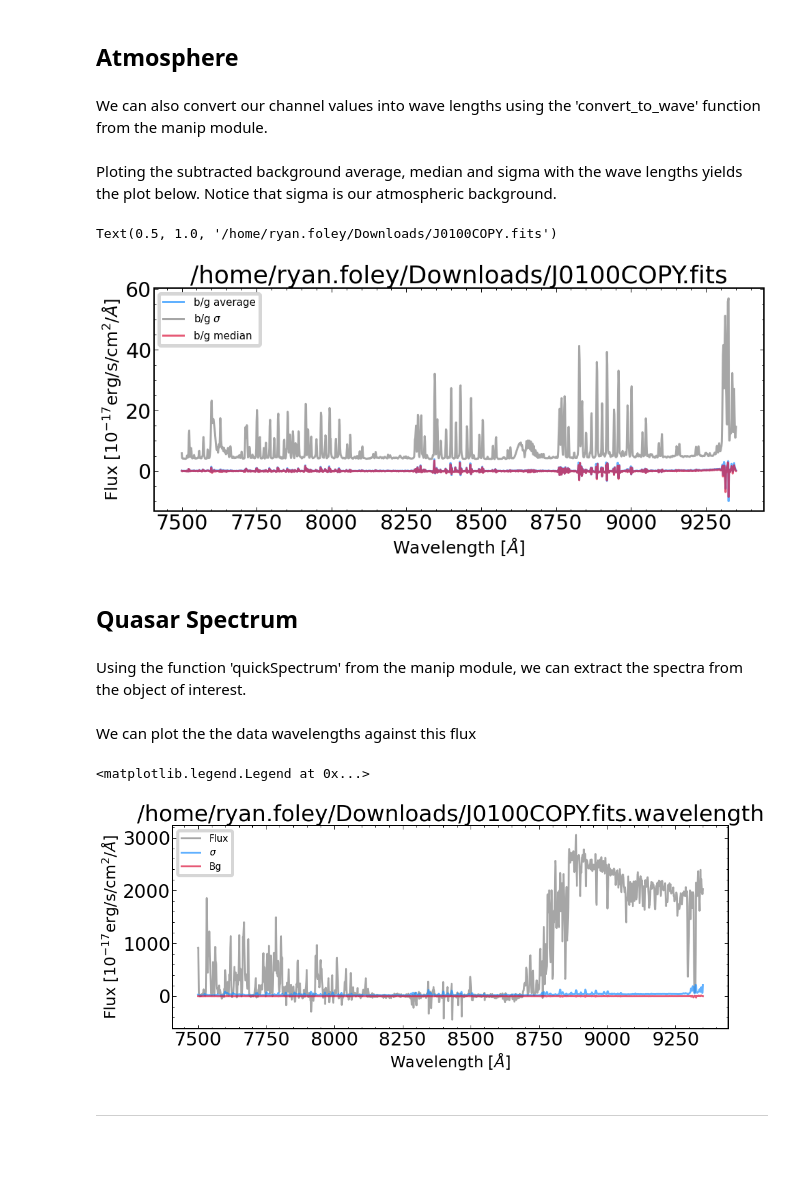
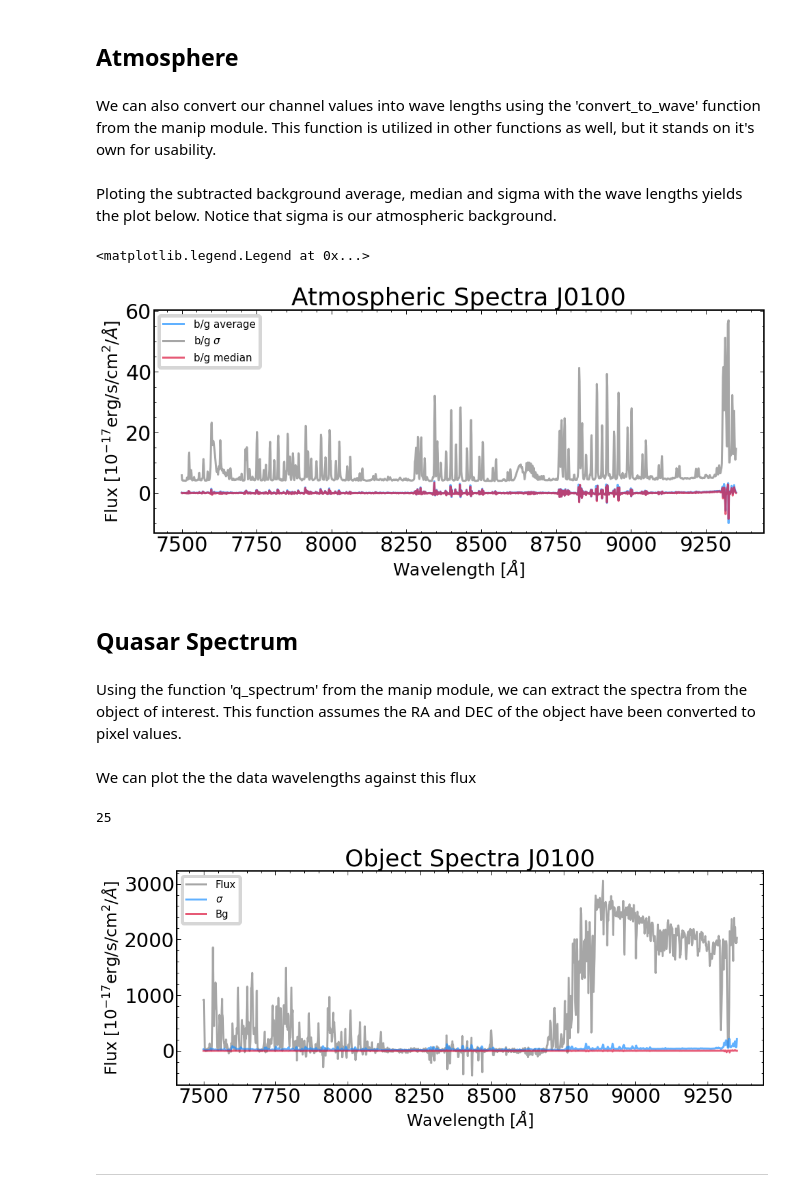
Before and after one commit to EmAstro/pycube, a Jupyter notebook: pycube/notebooks/J0100_notebook.ipynb, the cells around one changed output. Drawn from its saved outputs; the diff is of its cells as text; code cells hidden in the pictures; blank space fills up the shorter version.

```diff
--- a/pycube/notebooks/J0100 notebook.ipynb
+++ b/pycube/notebooks/J0100_notebook.ipynb
@@ -252,6 +241,7 @@ plt.colorbar()
 ## Atmosphere
 # %% [markdown]
 We can also convert our channel values into wave lengths using the 'convert_to_wave' function from the manip module.
+This function is utilized in other functions as well, but it stands on it's own for usability.
 # %%
 wavearray = manip.convert_to_wave(test_cube,test_cube.get_data())
 # %% [markdown]
@@ -263,8 +253,8 @@ plt.plot(wavearray, stdBg, alpha=0.7, color='grey', label='b/g $\sigma$')
 plt.plot(wavearray, medianBg, alpha=0.7, color='crimson', label='b/g median')
 plt.xlabel(r'Wavelength [$\AA$]')
 plt.ylabel(r'Flux [10$^{-17}$erg/s/cm$^2$/$\AA$]')
+plt.title("Atmospheric Spectra J0100")
 plt.legend(prop={"size": 15})
-plt.title(DATA_DIR)
 # %% [output]
-Text(0.5, 1.0, '/home/ryan.foley/Downloads/J0100COPY.fits')
+<matplotlib.legend.Legend at 0x...>
-[figure, old version]
+[figure, new version]
@@ -273,20 +261,21 @@ plt.close()
 # %% [markdown]
 ## Quasar Spectrum
 # %% [markdown]
-Using the function 'quickSpectrum' from the manip module, we can extract the spectra from the object of interest.
+Using the function 'q_spectrum' from the manip module, we can extract the spectra from the object of interest. This function assumes the RA and DEC of the object have been converted to pixel values.
 # %%
-fluxQso, errQso, bgQso = manip.quickSpectrum(test_cube,x_pos,y_pos)
+fluxQso, errQso, bgQso = manip.q_spectrum(test_cube,x_pos,y_pos)
 # %% [markdown]
 We can plot the the data wavelengths against this flux
 # %%
 plt.figure(0, figsize=(16,6))
 plt.plot(wavearray,fluxQso, alpha = 0.7, color = 'grey', label = "Flux")
 plt.plot(wavearray,errQso,alpha = 0.7, color = 'dodgerblue', label = "$\sigma$")
 plt.plot(wavearray,bgQso,alpha = 0.7, color = 'crimson', label = "Bg")
 plt.xlabel(r'Wavelength [$\AA$]')
 plt.ylabel(r'Flux [10$^{-17}$erg/s/cm$^2$/$\AA$]')
-plt.title(DATA_DIR + "."+"wavelength")
+plt.title("Object Spectra J0100")
 plt.legend(prop={'size': 15})
+gc.collect()
 # %% [output]
-<matplotlib.legend.Legend at 0x...>
+25
-[figure, old version]
+[figure, new version]
```
Also changed, not shown: parts of 34 cells of this notebook, 3 other files.
